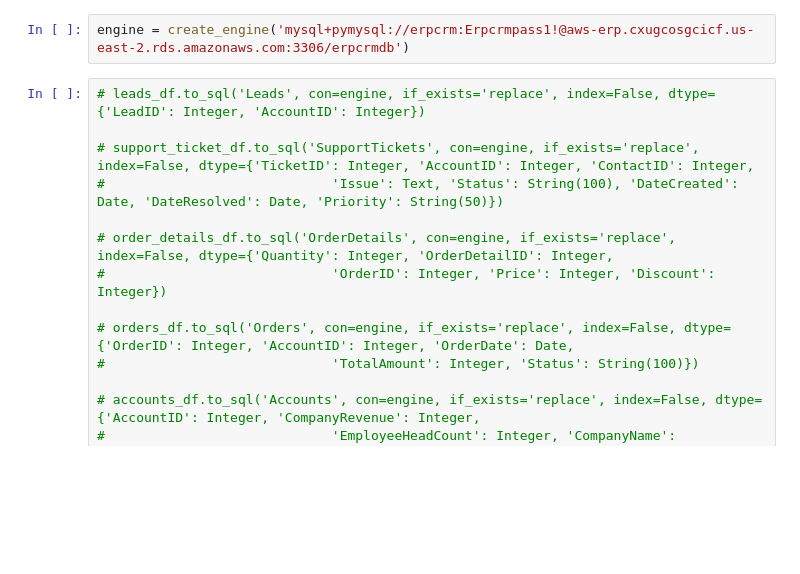
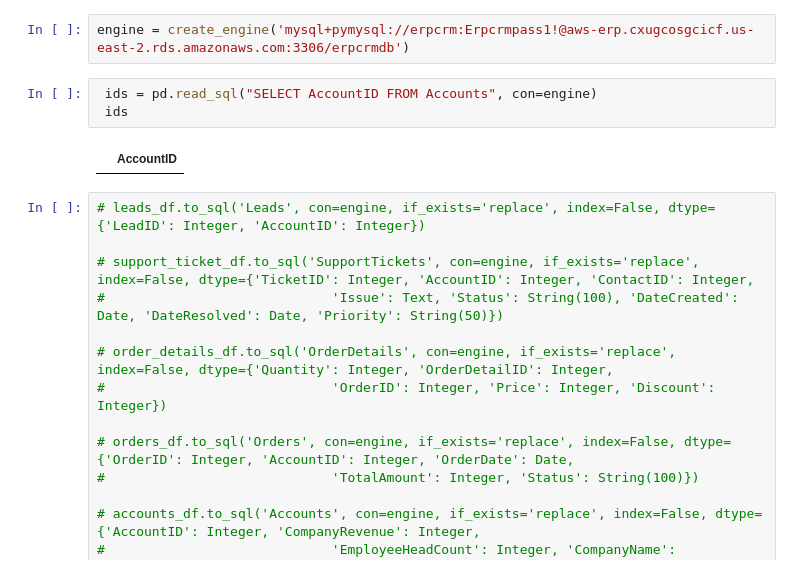
Before and after one commit to hari3mo/crud, a Jupyter notebook: notebooks/tables.ipynb, the cells around one changed output. Saved outputs shown, nothing was run; the diff lists cells and outputs as text; blank space fills up the shorter version.

```diff
--- a/notebooks/tables.ipynb
+++ b/notebooks/tables.ipynb
@@ -33,6 +33,11 @@ support_ticket_df
 |  | TicketID | AccountID | ContactID | Issue | Status | Priority | DateCreated | DateResolved |
 # %%
 engine = create_engine('mysql+pymysql://erpcrm:Erpcrmpass1!@aws-erp.cxugcosgcicf.us-east-2.rds.amazonaws.com:3306/erpcrmdb')
+# %%
+ ids = pd.read_sql("SELECT AccountID FROM Accounts", con=engine)
+ ids
+# %% [output]
+|  | AccountID |
 # %%
 # leads_df.to_sql('Leads', con=engine, if_exists='replace', index=False, dtype={'LeadID': Integer, 'AccountID': Integer})
 
```
Also changed, not shown: parts of 3 cells of this notebook, 28 other files.
